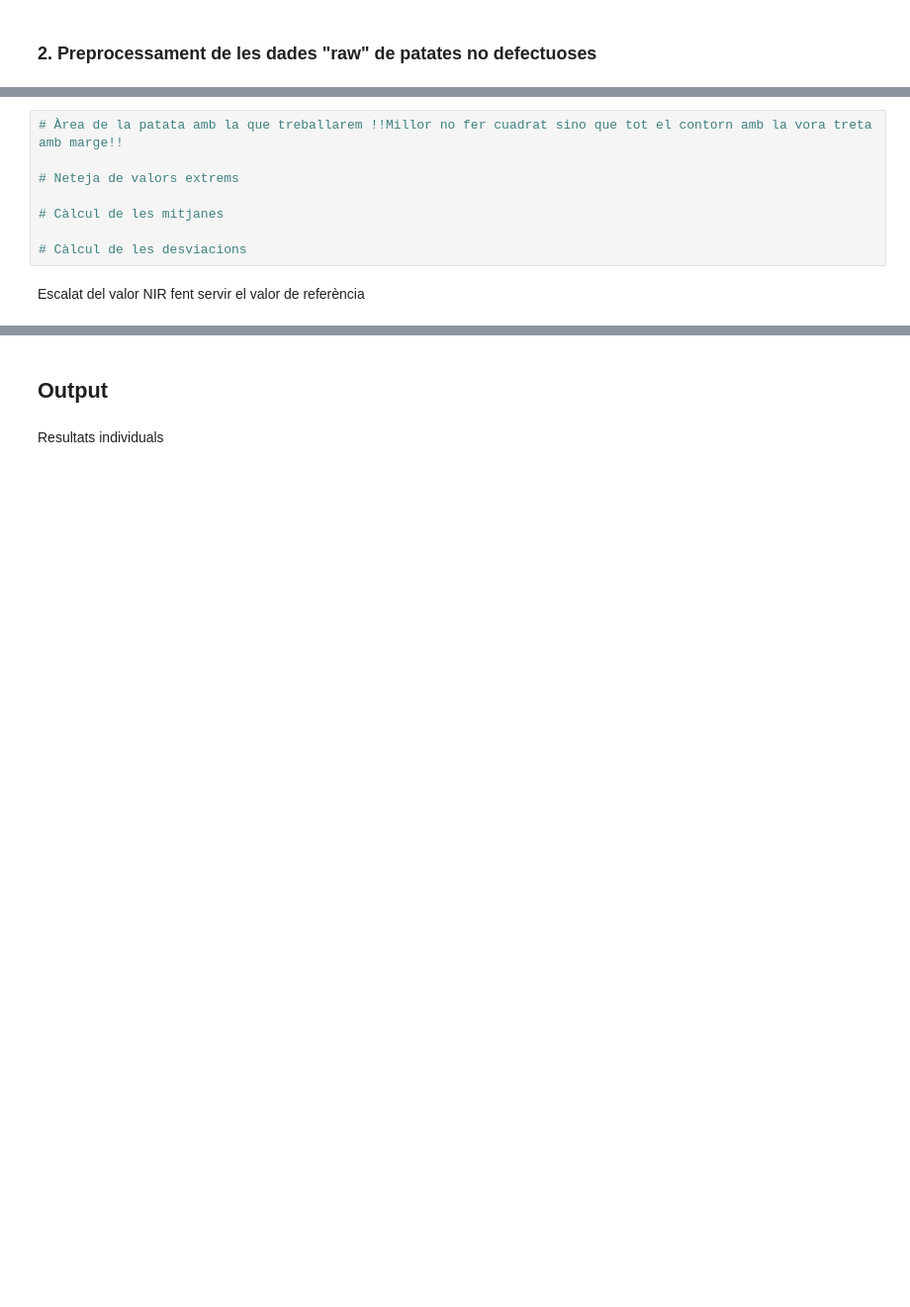
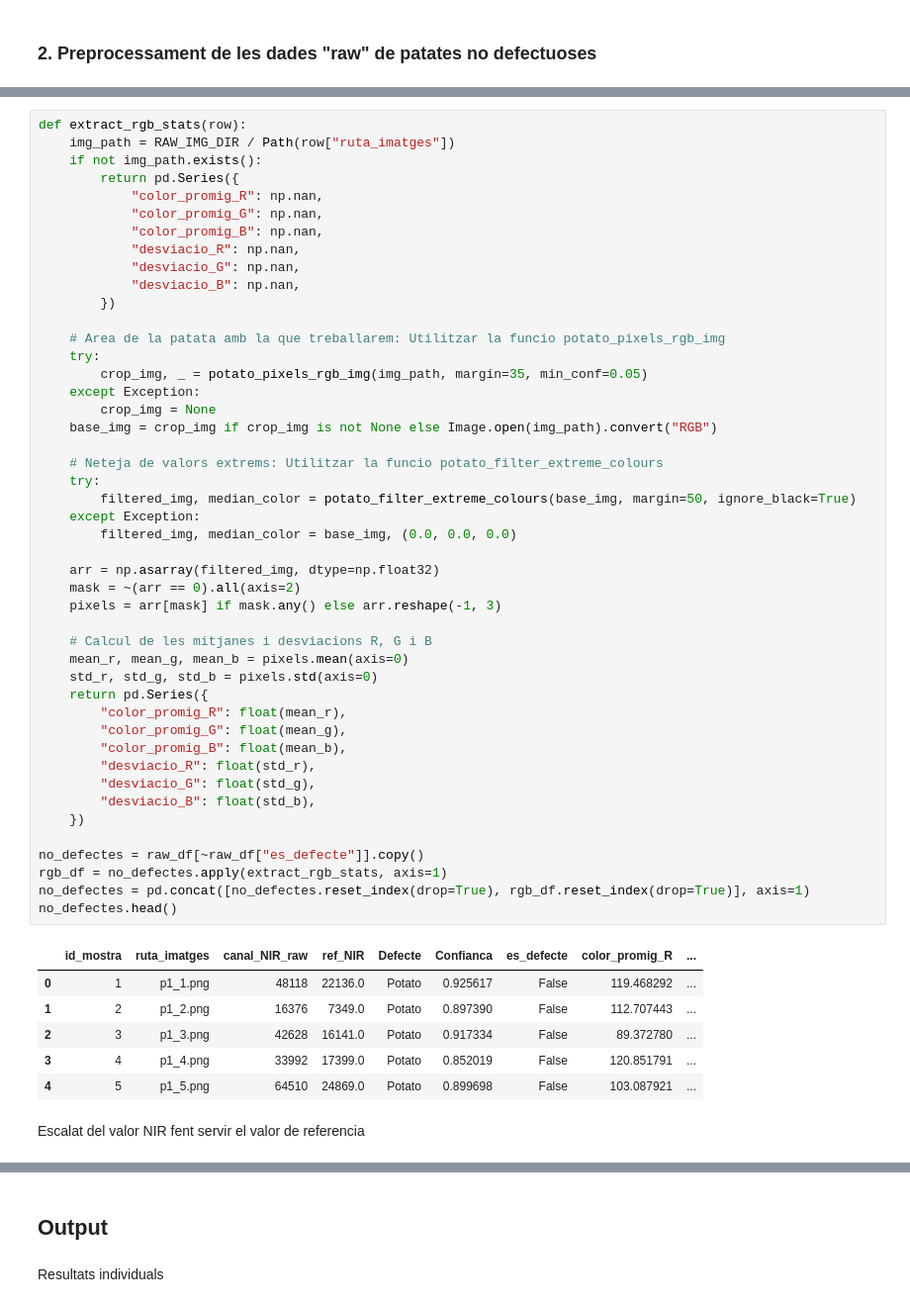
Before and after one commit to DavidDiestreR/potato-dry-matter-optics-ml, a Jupyter notebook: notebooks/product/potato_quality_pipeline.ipynb, the cells around one changed output, grey strips where cells are left out. Shown: that part at 99% size. Saved outputs shown, nothing was run; the diff lists cells and outputs as text; blank space fills up the shorter version.

```diff
--- a/notebooks/product/potato_quality_pipeline.ipynb
+++ b/notebooks/product/potato_quality_pipeline.ipynb
@@ -29,10 +113,55 @@ Càlcul dels les mitjanes i les desviacions dels canals R, G i B
-# %%
-# Àrea de la patata amb la que treballarem !!Millor no fer cuadrat sino que tot el contorn amb la vora treta amb marge!!
-
-# Neteja de valors extrems
-
-# Càlcul de les mitjanes
-
-# Càlcul de les desviacions
+# %%
+def extract_rgb_stats(row):
+    img_path = RAW_IMG_DIR / Path(row["ruta_imatges"])
+    if not img_path.exists():
+        return pd.Series({
+            "color_promig_R": np.nan,
+            "color_promig_G": np.nan,
+            "color_promig_B": np.nan,
+            "desviacio_R": np.nan,
+            "desviacio_G": np.nan,
+            "desviacio_B": np.nan,
+        })
+
+    # Area de la patata amb la que treballarem: Utilitzar la funcio potato_pixels_rgb_img
+    try:
+        crop_img, _ = potato_pixels_rgb_img(img_path, margin=35, min_conf=0.05)
+    except Exception:
+        crop_img = None
+    base_img = crop_img if crop_img is not None else Image.open(img_path).convert("RGB")
+
+    # Neteja de valors extrems: Utilitzar la funcio potato_filter_extreme_colours
+    try:
+        filtered_img, median_color = potato_filter_extreme_colours(base_img, margin=50, ignore_black=True)
+    except Exception:
+        filtered_img, median_color = base_img, (0.0, 0.0, 0.0)
+
+    arr = np.asarray(filtered_img, dtype=np.float32)
+    mask = ~(arr == 0).all(axis=2)
+    pixels = arr[mask] if mask.any() else arr.reshape(-1, 3)
+
+    # Calcul de les mitjanes i desviacions R, G i B
+    mean_r, mean_g, mean_b = pixels.mean(axis=0)
+    std_r, std_g, std_b = pixels.std(axis=0)
+    return pd.Series({
+        "color_promig_R": float(mean_r),
+        "color_promig_G": float(mean_g),
+        "color_promig_B": float(mean_b),
+        "desviacio_R": float(std_r),
+        "desviacio_G": float(std_g),
+        "desviacio_B": float(std_b),
+    })
+
+no_defectes = raw_df[~raw_df["es_defecte"]].copy()
+rgb_df = no_defectes.apply(extract_rgb_stats, axis=1)
+no_defectes = pd.concat([no_defectes.reset_index(drop=True), rgb_df.reset_index(drop=True)], axis=1)
+no_defectes.head()
+# %% [output]
+|  | id_mostra | ruta_imatges | canal_NIR_raw | ref_NIR | Defecte | Confianca | es_defecte | color_promig_R | ... |
+| 0 | 1 | p1_1.png | 48118 | 22136.0 | Potato | 0.925617 | False | 119.468292 | ... |
+| 1 | 2 | p1_2.png | 16376 | 7349.0 | Potato | 0.897390 | False | 112.707443 | ... |
+| 2 | 3 | p1_3.png | 42628 | 16141.0 | Potato | 0.917334 | False | 89.372780 | ... |
+| 3 | 4 | p1_4.png | 33992 | 17399.0 | Potato | 0.852019 | False | 120.851791 | ... |
+| 4 | 5 | p1_5.png | 64510 | 24869.0 | Potato | 0.899698 | False | 103.087921 | ... |
 # %% [markdown]
-Escalat del valor NIR fent servir el valor de referència
+Escalat del valor NIR fent servir el valor de referencia
```
Also changed, not shown: parts of 16 cells of this notebook, 3 other files.
